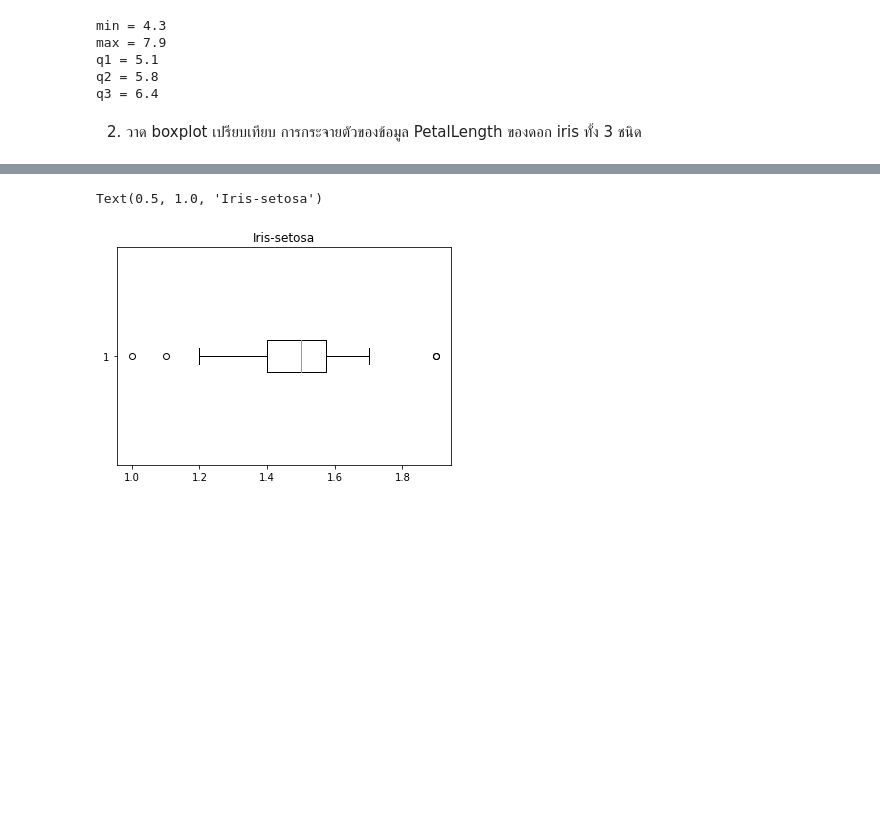
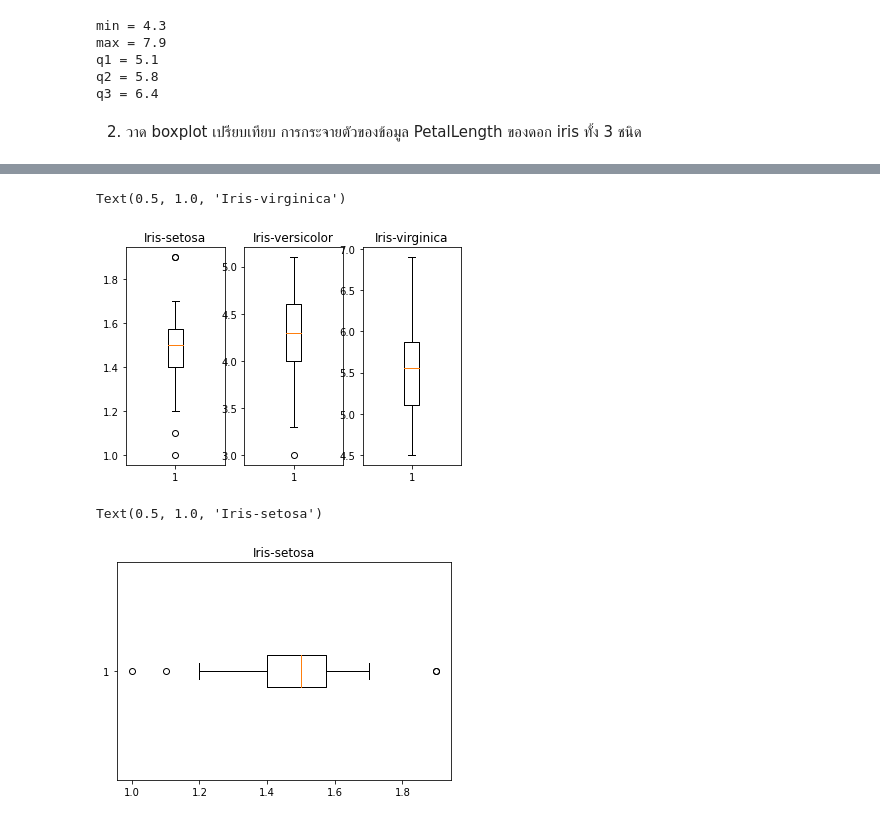
Before and after one commit to Athitiya00/data_viz_2022, a Jupyter notebook: DataViz02_Data_Distribution.ipynb, the cells around one changed output, grey strips where cells are left out. Drawn from its saved outputs; the diff is of its cells as text; code cells hidden in the pictures; blank space fills up the shorter version.

```diff
--- a/DataViz02_Data_Distribution.ipynb
+++ b/DataViz02_Data_Distribution.ipynb
@@ -312,3 +327,18 @@ q3 = 6.4
+# %%
+plt.subplot(1,3,1)
+plt.boxplot(df['PetalLength'][:50]) #setsosa
+plt.title('Iris-setosa')
+
+plt.subplot(1,3,2)
+plt.boxplot(df['PetalLength'][51:100]) #versicolor
+plt.title('Iris-versicolor')
+
+plt.subplot(1,3,3)
+plt.boxplot(df['PetalLength'][100:]) #verginiga
+plt.title('Iris-virginica')
+# %% [output]
+Text(0.5, 1.0, 'Iris-virginica')
+[figure, added]
 # %%
 setsosa = plt.boxplot(df['PetalLength'][:50],vert=False)  #vert=False แนวนอน  #50 ดอกแรก setosa
 plt.title('Iris-setosa') #สร้างชื่อกราฟ เป็น Iris-setosa
```
Also changed, not shown: parts of 3 cells of this notebook.
